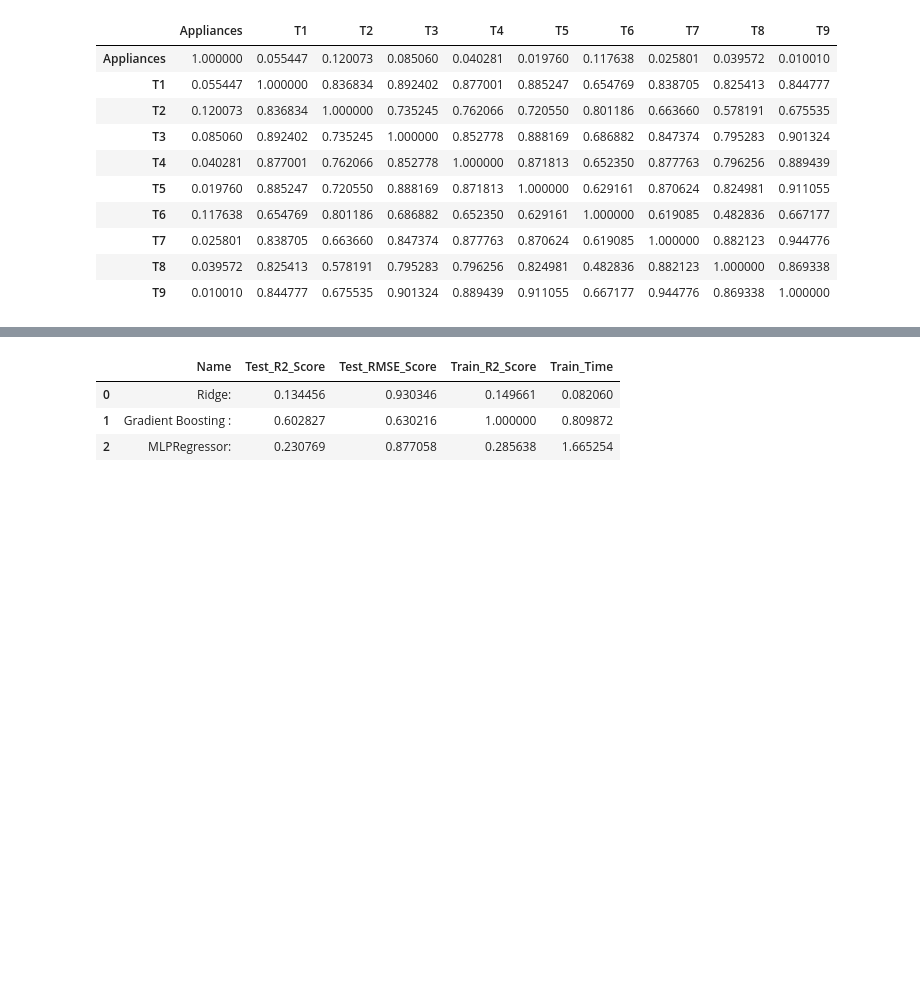
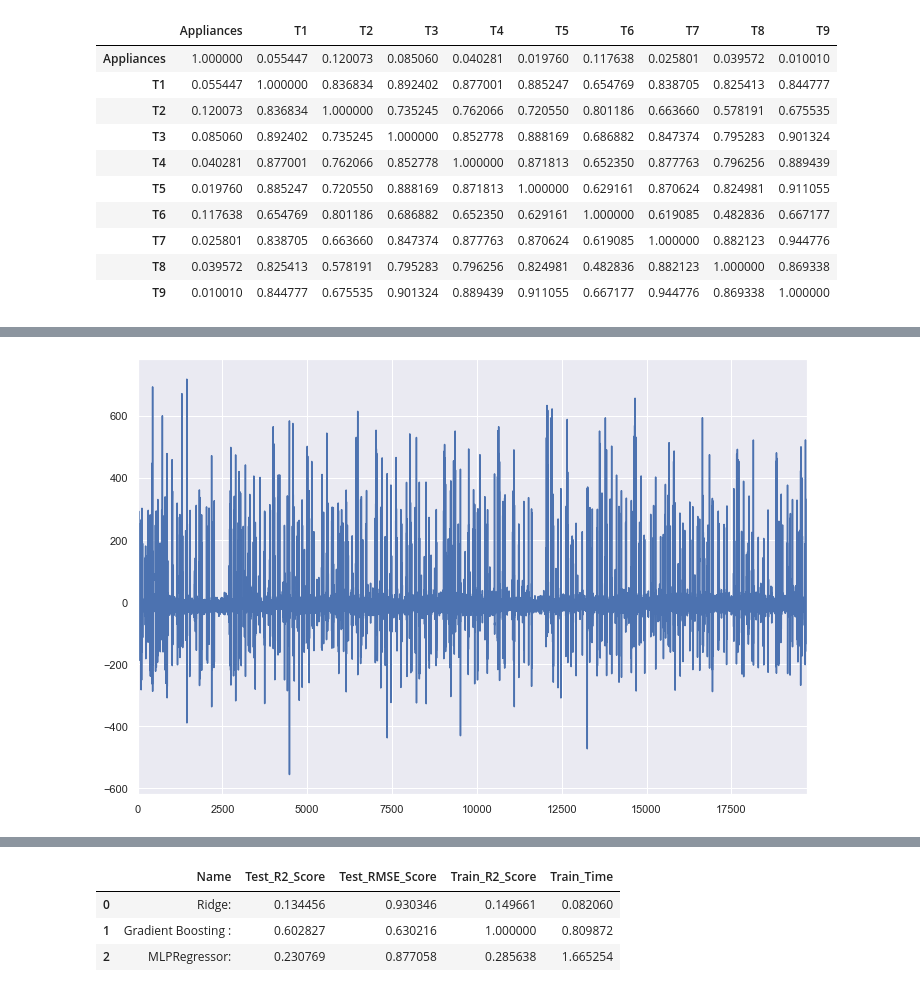
Before and after one commit to NeilAlishev/EmpiricalAnalysisProject, a Jupyter notebook: Empirical Analysis Project.ipynb, the cells around one changed output, grey strips where cells are left out. Drawn from its saved outputs; the diff is of its cells as text; code cells hidden in the pictures; blank space fills up the shorter version.

```diff
--- a/Empirical Analysis Project.ipynb
+++ b/Empirical Analysis Project.ipynb
@@ -199,0 +186,6 @@ data.drop(['date', 'rv1', 'rv2', 'lights'], axis=1, inplace=True)
+# %%
+fig = plt.figure(figsize=(12,8))
+ax = fig.add_subplot(111)
+ax = arma_mod30.resid.plot(ax=ax);
+# %% [output]
+[figure, added]
```
Also changed, not shown: parts of 33 cells of this notebook.
